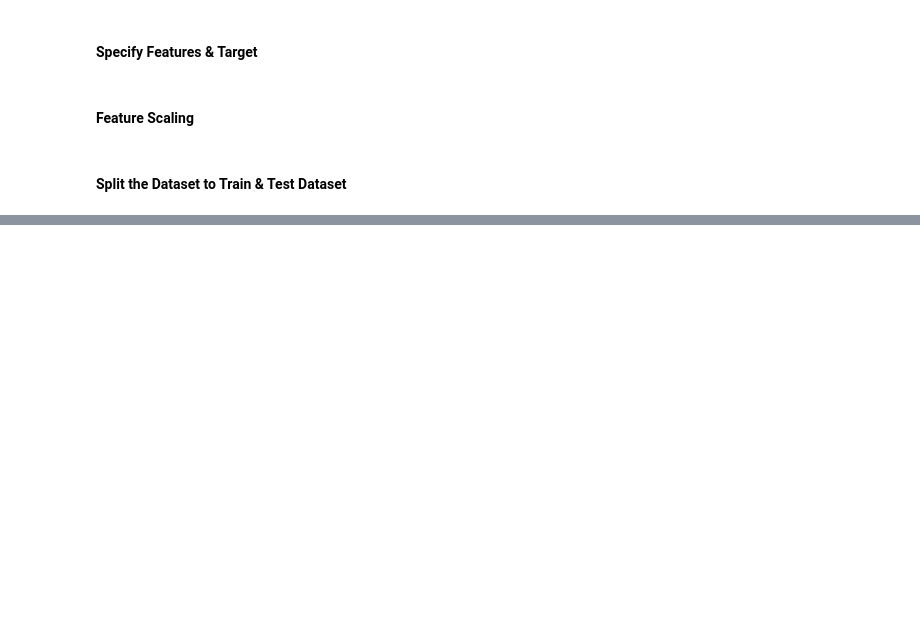
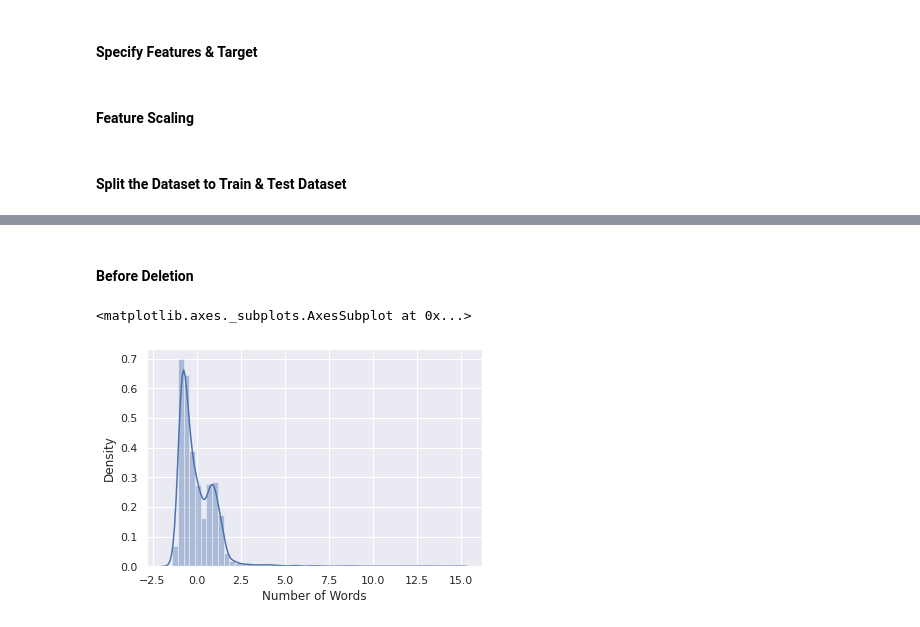
Before and after one commit to mojtabaSefidi/Spam-Message-Recognition, a Jupyter notebook: Spam_Message_Recognition.ipynb, the cells around one changed output, grey strips where cells are left out. Cells and saved outputs as stored; diff of their text form; code cells hidden in the pictures; blank space fills up the shorter version.

Commit message:
Deletion of the Outliers. remove the last 1% of the feature to enhance the accuracy of the Model. In the graphs The impact of this deletion is completely clear.

```diff
--- a/Spam_Message_Recognition.ipynb
+++ b/Spam_Message_Recognition.ipynb
@@ -155,0 +159,4 @@ x_train, x_test, y_train, y_test = train_test_split(x_scaled, y, test_size=0.2,
+# %%
+data_with_outlier = pd.DataFrame({"Number of Words": x_train[:, 0],"Number of Character": x_train[:, 1]})
+data_with_outlier["label"] = pd.DataFrame.from_records(y_train)
+data_with_outlier
@@ -155,0 +189,7 @@ x_train, x_test, y_train, y_test = train_test_split(x_scaled, y, test_size=0.2,
+# %% [markdown]
+#### Before Deletion
+# %%
+sn.distplot(data_with_outlier["Number of Words"])
+# %% [output]
+<matplotlib.axes._subplots.AxesSubplot at 0x...>
+[figure, added]
```
Also changed, not shown: parts of 13 cells of this notebook.
